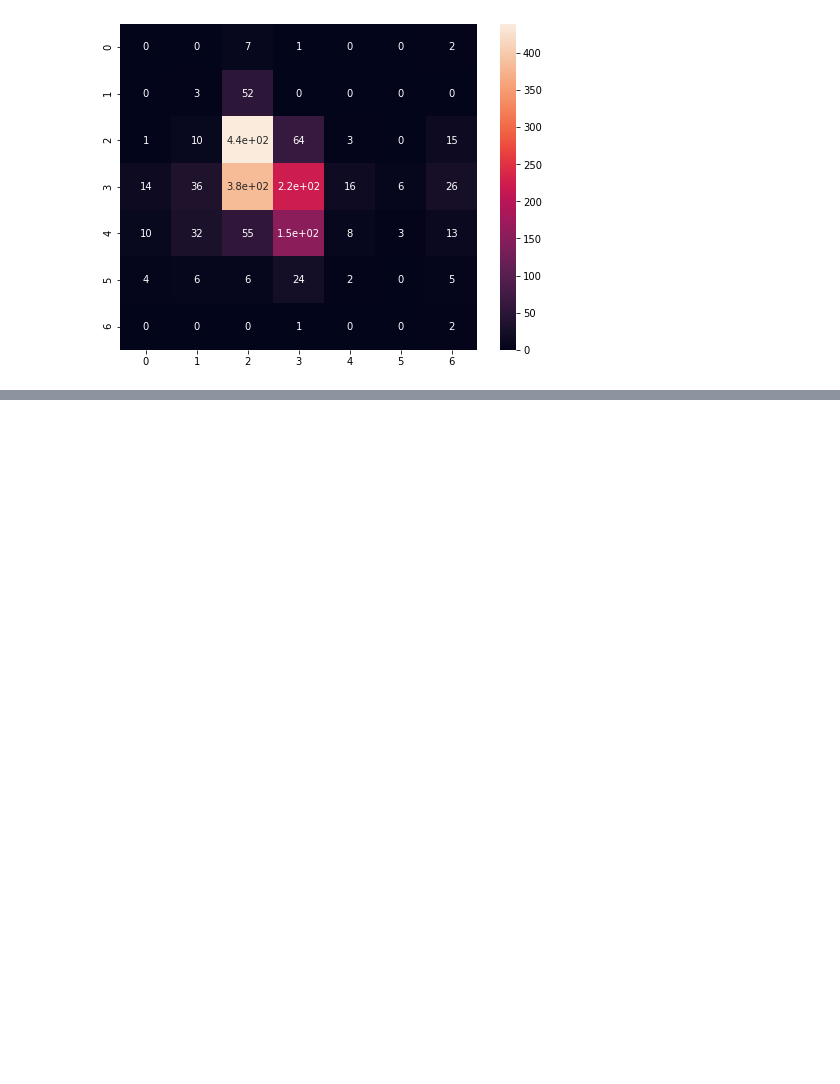
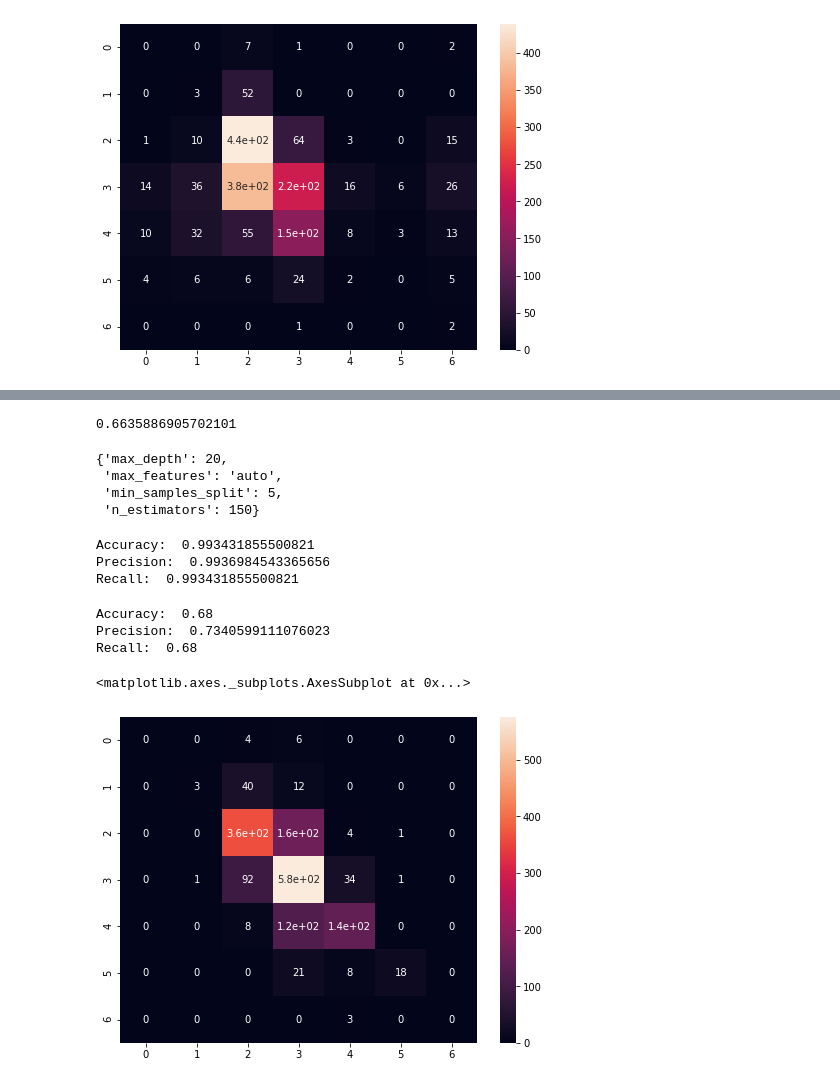
Before and after one commit to BMariam/machine_learning_portfolio, a Jupyter notebook: wine_quality_detection/Wine_Quality.ipynb, the cells around one changed output, grey strips where cells are left out. Saved outputs shown, nothing was run; the diff lists cells and outputs as text; code cells hidden in the pictures; blank space fills up the shorter version.

```diff
--- a/wine_quality_detection/Wine_Quality.ipynb
+++ b/wine_quality_detection/Wine_Quality.ipynb
@@ -210,9 +234,13 @@ X_test_imputed.columns = numeric_features
 # %% [markdown]
 ### Feature scaling
 # %%
+numeric_features = ['fixed acidity', 'volatile acidity', 'citric acid',
+                    'residual sugar', 'chlorides', 'free sulfur dioxide',
+                    'total sulfur dioxide', 'density', 'pH', 'sulphates', 'alcohol']
+
 robust_scaler = RobustScaler()
-X_train_scaled = pd.DataFrame(robust_scaler.fit_transform(X_train_imputed))
-X_test_scaled = pd.DataFrame(robust_scaler.transform(X_test_imputed))
+X_train_scaled = pd.DataFrame(robust_scaler.fit_transform(X_train[numeric_features]))
+X_test_scaled = pd.DataFrame(robust_scaler.transform(X_test[numeric_features]))
 
 X_train_scaled.columns = numeric_features
 X_test_scaled.columns = numeric_features
@@ -310,0 +341,10 @@ sns.heatmap(confusion_matrix(y_test, y_pred_test), annot = True)
+# %%
+rf = RandomForestClassifier()
+params = {
+    'n_estimators' : [50, 100, 150],
+    'max_depth' : [10, 15, 20, 25],
+    'min_samples_split' : [5, 10, 15],
+    'max_features' : ['auto', 'sqrt', 'log2']
+}
+rf_grid = GridSearchCV(rf, params, cv = 5, scoring = 'accuracy')
+rf_grid.fit(X_train_final, y_train)
@@ -310,0 +369,33 @@ sns.heatmap(confusion_matrix(y_test, y_pred_test), annot = True)
+# %%
+rf_grid.best_score_
+# %% [output]
+0.6635886905702101
+# %%
+rf_grid.best_params_
+# %% [output]
+{'max_depth': 20,
+ 'max_features': 'auto',
+ 'min_samples_split': 5,
+ 'n_estimators': 150}
+# %%
+rf = RandomForestClassifier(**rf_grid.best_params_, random_state = 0)
+rf.fit(X_train_final, y_train)
+y_pred_train = rf.predict(X_train_final)
+print_scores(X_train_final, y_train, y_pred_train, rf)
+# %% [output]
+Accuracy:  0.993431855500821
+Precision:  0.9936984543365656
+Recall:  0.993431855500821
+# %%
+y_pred_test = rf.predict(X_test_final)
+print_scores(X_test_final, y_test, y_pred_test, rf)
+# %% [output]
+Accuracy:  0.68
+Precision:  0.7340599111076023
+Recall:  0.68
+# %%
+plt.figure(figsize = (8, 6))
+sns.heatmap(confusion_matrix(y_test, y_pred_test), annot = True)
+# %% [output]
+<matplotlib.axes._subplots.AxesSubplot at 0x...>
+[figure, added]
```
Also changed, not shown: parts of 13 cells of this notebook.
